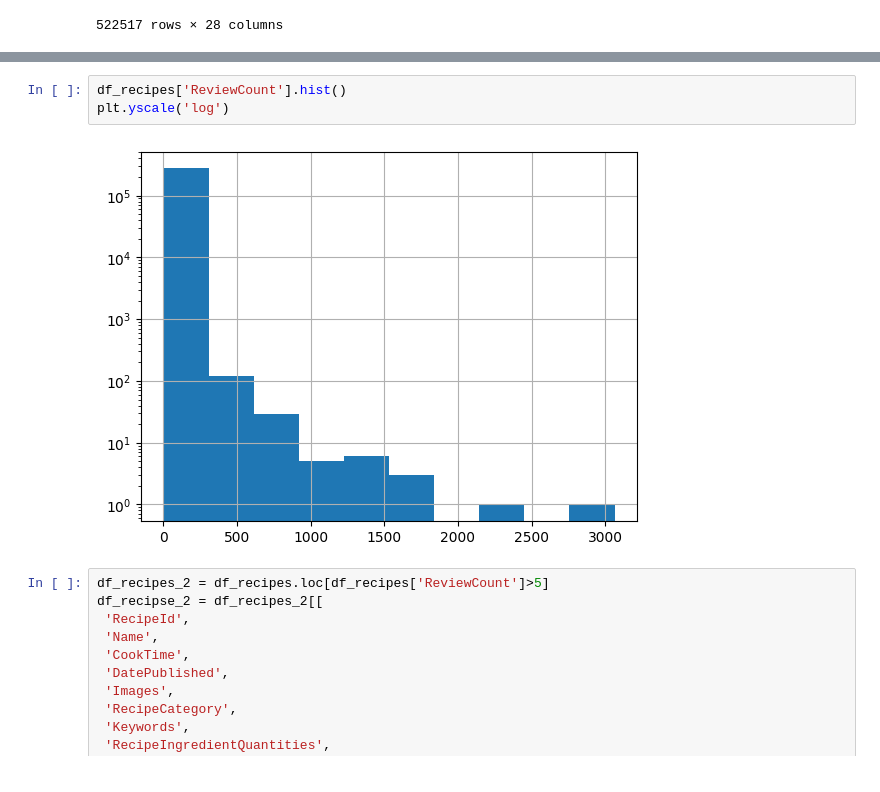
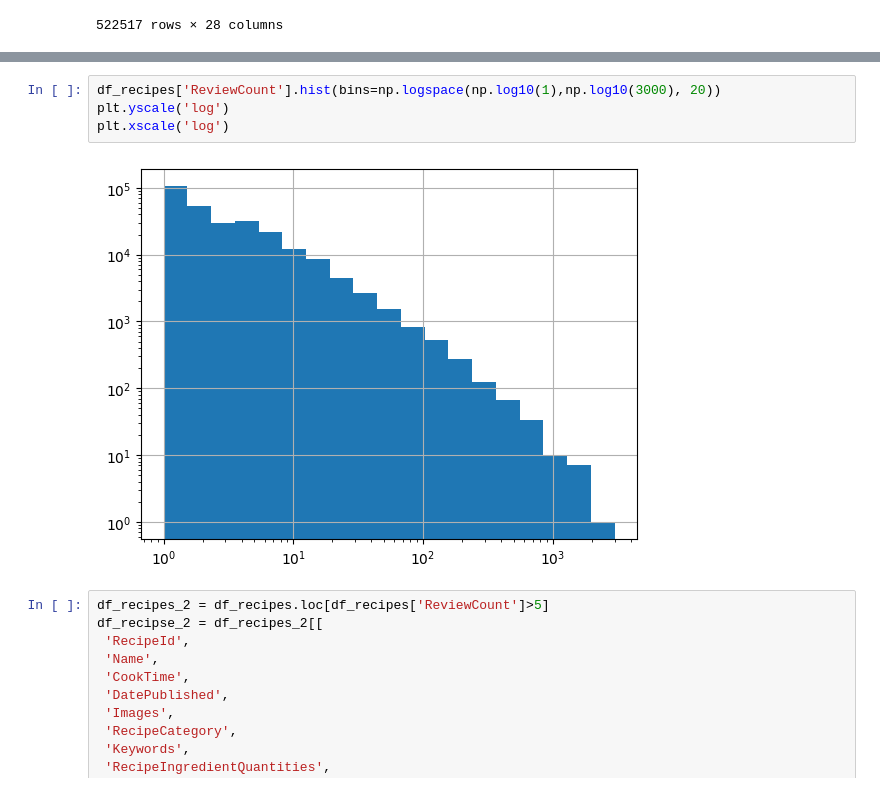
Before and after one commit to AghilZadeh/PlateMate, a Jupyter notebook: notebooks/EDA.ipynb, the cells around one changed output, grey strips where cells are left out. Saved outputs shown, nothing was run; the diff lists cells and outputs as text.

Commit message:
added log scale to graphs

```diff
--- a/notebooks/EDA.ipynb
+++ b/notebooks/EDA.ipynb
@@ -40,10 +40,11 @@ df_recipes.describe()
 | 75% | 406145.000000 | 5.658280e+05 | 5.000000 | 4.000000 | 529.100000 | 27.400000 | 10.800000 | ... |
 | max | 541383.000000 | 2.002886e+09 | 5.000000 | 3063.000000 | 612854.600000 | 64368.100000 | 26740.600000 | ... |
 # %%
-df_recipes['ReviewCount'].hist()
+df_recipes['ReviewCount'].hist(bins=np.logspace(np.log10(1),np.log10(3000), 20))
 plt.yscale('log')
+plt.xscale('log')
 # %% [output]
-[figure, old version]
+[figure, new version]
 # %%
 df_recipes_2 = df_recipes.loc[df_recipes['ReviewCount']>5]
 df_recipse_2 = df_recipes_2[[
```
Also changed, not shown: parts of 1 cell of this notebook.
